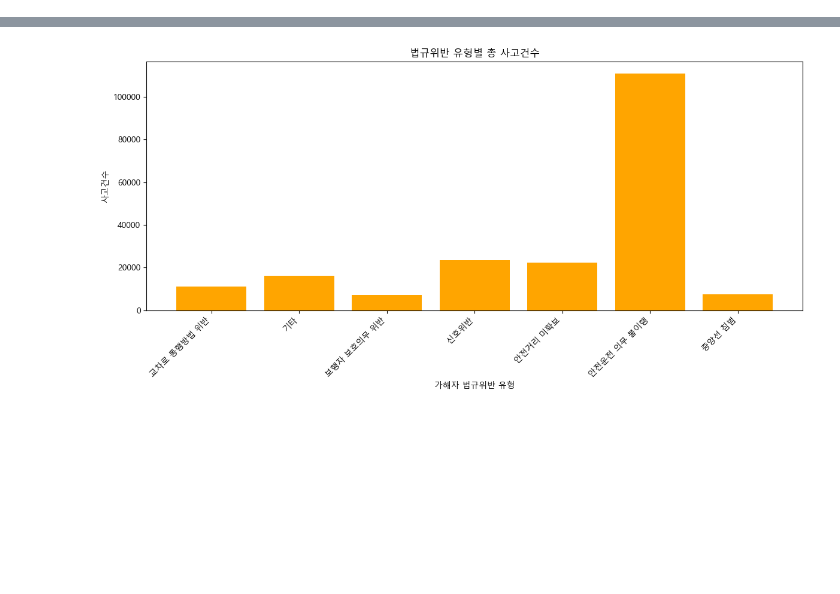
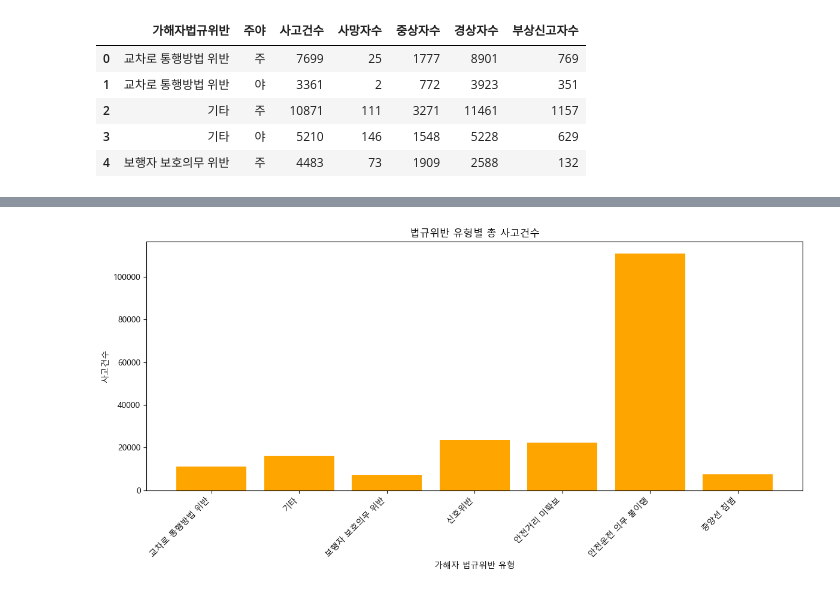
Before and after one commit to irisyshin/hipython_rep, a Jupyter notebook: mini_project_s1/data_analyse.ipynb, the cells around one changed output, grey strips where cells are left out. Saved outputs shown, nothing was run; the diff lists cells and outputs as text; code cells hidden in the pictures; blank space fills up the shorter version.

```diff
--- a/mini_project_s1/data_analyse.ipynb
+++ b/mini_project_s1/data_analyse.ipynb
@@ -0,0 +56,10 @@
+# %%
+df_illegal = pd.read_csv("./dataset/한국도로교통공단_가해운전자 법규위반별 주야별 교통사고 통계_20231231.csv", encoding='cp949')
+df_illegal.head()
+# %% [output]
+|  | 가해자법규위반 | 주야 | 사고건수 | 사망자수 | 중상자수 | 경상자수 | 부상신고자수 |
+| 0 | 교차로 통행방법 위반 | 주 | 7699 | 25 | 1777 | 8901 | 769 |
+| 1 | 교차로 통행방법 위반 | 야 | 3361 | 2 | 772 | 3923 | 351 |
+| 2 | 기타 | 주 | 10871 | 111 | 3271 | 11461 | 1157 |
+| 3 | 기타 | 야 | 5210 | 146 | 1548 | 5228 | 629 |
+| 4 | 보행자 보호의무 위반 | 주 | 4483 | 73 | 1909 | 2588 | 132 |
```
Also changed, not shown: parts of 7 cells of this notebook.
